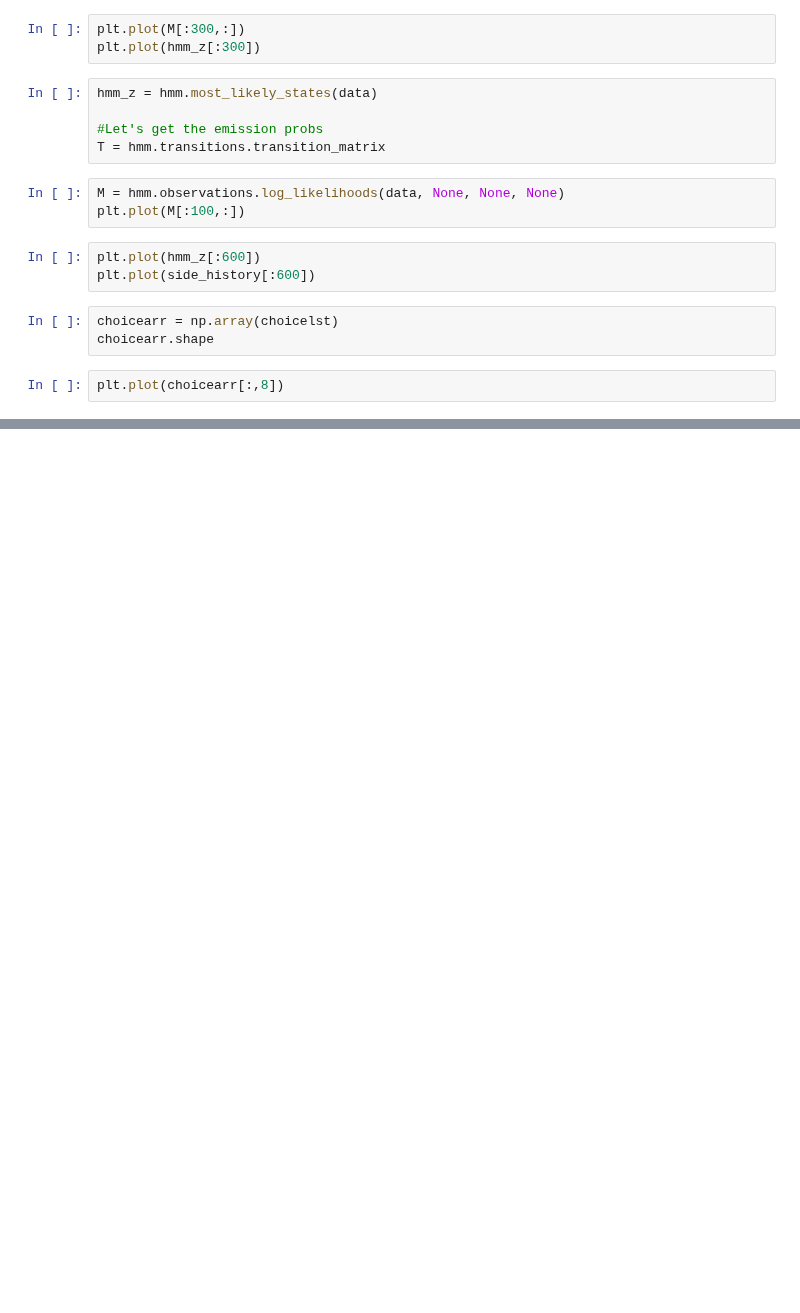
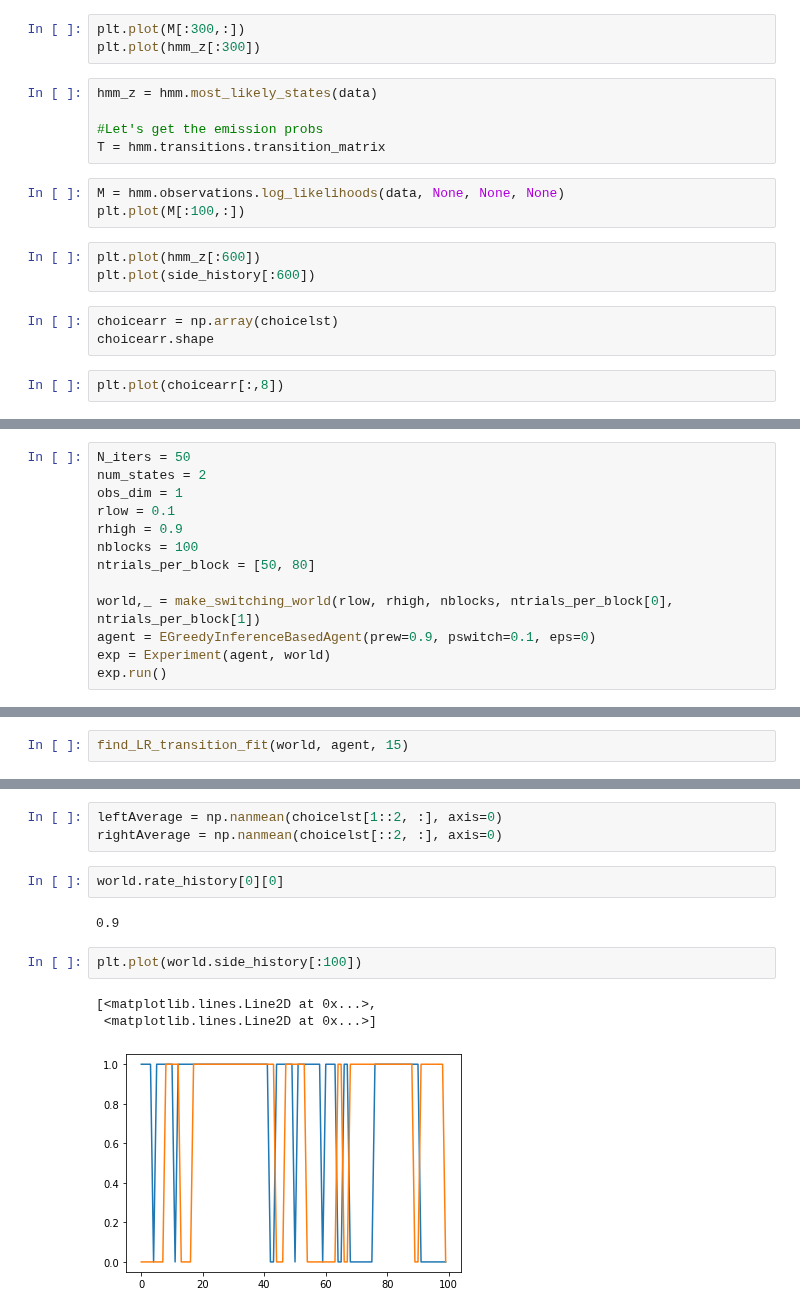
Before and after one commit to nhat-le/switching-simulations, a Jupyter notebook: switchingWorldCharacterization.ipynb, the cells around one changed output, grey strips where cells are left out. Drawn from its saved outputs; the diff is of its cells as text; blank space fills up the shorter version.

```diff
--- a/switchingWorldCharacterization.ipynb
+++ b/switchingWorldCharacterization.ipynb
@@ -623,0 +629,13 @@ for i in range(1):
+# %%
+N_iters = 50
+num_states = 2
+obs_dim = 1
+rlow = 0.1
+rhigh = 0.9
+nblocks = 100
+ntrials_per_block = [50, 80]
+
+world,_ = make_switching_world(rlow, rhigh, nblocks, ntrials_per_block[0], ntrials_per_block[1])
+agent = EGreedyInferenceBasedAgent(prew=0.9, pswitch=0.1, eps=0)
+exp = Experiment(agent, world)
+exp.run()
@@ -623,0 +660,2 @@ for i in range(1):
+# %%
+find_LR_transition_fit(world, agent, 15)
@@ -624 +671,14 @@ for i in range(1):
+# %%
+leftAverage = np.nanmean(choicelst[1::2, :], axis=0)
+rightAverage = np.nanmean(choicelst[::2, :], axis=0)
+# %%
+world.rate_history[0][0]
+# %% [output]
+0.9
+# %%
+plt.plot(world.side_history[:100])
+# %% [output]
+[<matplotlib.lines.Line2D at 0x...>,
+ <matplotlib.lines.Line2D at 0x...>]
+[figure, added]
 # %%
```
Also changed, not shown: parts of 56 cells of this notebook, 1 other file.
